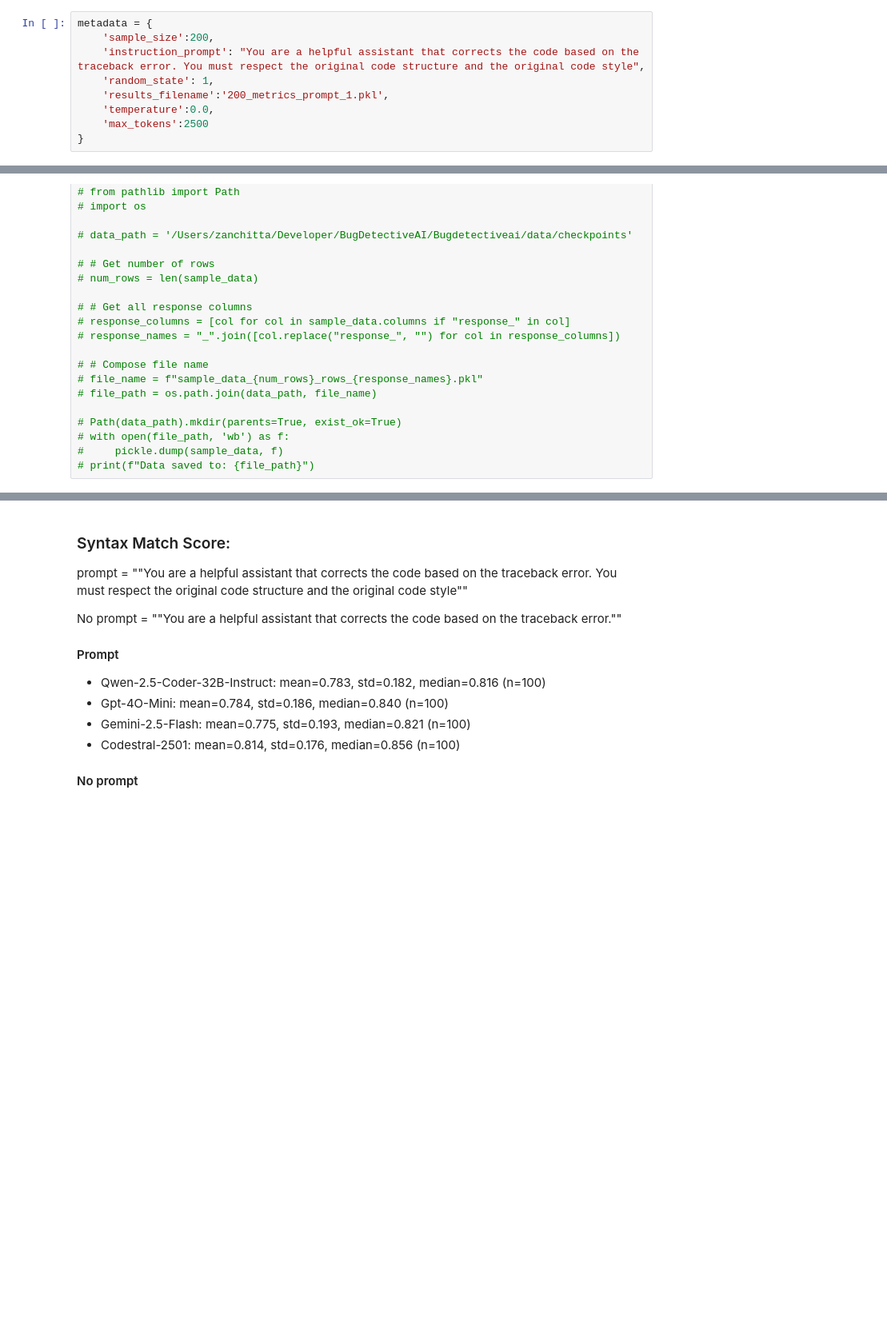
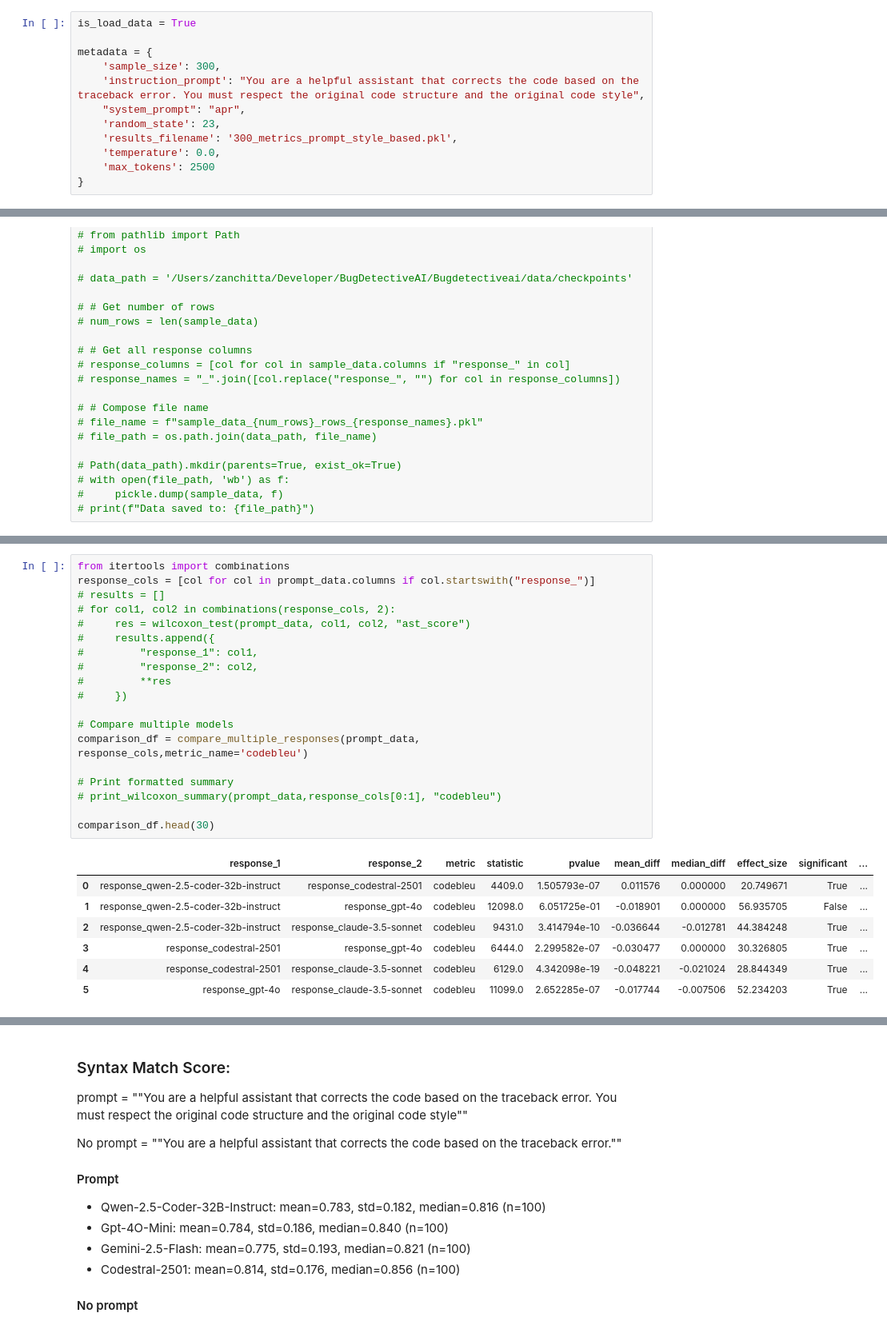
Before and after one commit to FernandoZanchitta/BugDetectiveAI, a Jupyter notebook: Bugdetectiveai/scr/notebooks/create_experiment.ipynb, the cells around one changed output, grey strips where cells are left out. Shown: that part at 80% size. Cells and saved outputs as stored; diff of their text form; blank space fills up the shorter version.

```diff
--- a/Bugdetectiveai/scr/notebooks/create_experiment.ipynb
+++ b/Bugdetectiveai/scr/notebooks/create_experiment.ipynb
@@ -21,12 +19,15 @@ buggy_train_df = load_buggy_dataset('train')
 # %% [markdown]
 ### Experiment Setup
 # %%
+is_load_data = True
+
 metadata = {
-    'sample_size':200,
+    'sample_size': 300,
     'instruction_prompt': "You are a helpful assistant that corrects the code based on the traceback error. You must respect the original code structure and the original code style",
-    'random_state': 1,
-    'results_filename':'200_metrics_prompt_1.pkl',
-    'temperature':0.0,
-    'max_tokens':2500
+    "system_prompt": "apr",
+    'random_state': 23,
+    'results_filename': '300_metrics_prompt_style_based.pkl',
+    'temperature': 0.0,
+    'max_tokens': 2500
 }
 # %%
@@ -260,0 +463,27 @@ Data saved to: /Users/zanchitta/Developer/BugDetectiveAI/Bugdetectiveai/data/che
+# %%
+from itertools import combinations
+response_cols = [col for col in prompt_data.columns if col.startswith("response_")]
+# results = []
+# for col1, col2 in combinations(response_cols, 2):
+#     res = wilcoxon_test(prompt_data, col1, col2, "ast_score")
+#     results.append({
+#         "response_1": col1,
+#         "response_2": col2,
+#         **res
+#     })
+
+# Compare multiple models
+comparison_df = compare_multiple_responses(prompt_data, response_cols,metric_name='codebleu')
+
+# Print formatted summary
+# print_wilcoxon_summary(prompt_data,response_cols[0:1], "codebleu")
+
+comparison_df.head(30)
+# %% [output]
+|  | response_1 | response_2 | metric | statistic | pvalue | mean_diff | median_diff | effect_size | significant | ... |
+| 0 | response_qwen-2.5-coder-32b-instruct | response_codestral-2501 | codebleu | 4409.0 | 1.505793e-07 | 0.011576 | 0.000000 | 20.749671 | True | ... |
+| 1 | response_qwen-2.5-coder-32b-instruct | response_gpt-4o | codebleu | 12098.0 | 6.051725e-01 | -0.018901 | 0.000000 | 56.935705 | False | ... |
+| 2 | response_qwen-2.5-coder-32b-instruct | response_claude-3.5-sonnet | codebleu | 9431.0 | 3.414794e-10 | -0.036644 | -0.012781 | 44.384248 | True | ... |
+| 3 | response_codestral-2501 | response_gpt-4o | codebleu | 6444.0 | 2.299582e-07 | -0.030477 | 0.000000 | 30.326805 | True | ... |
+| 4 | response_codestral-2501 | response_claude-3.5-sonnet | codebleu | 6129.0 | 4.342098e-19 | -0.048221 | -0.021024 | 28.844349 | True | ... |
+| 5 | response_gpt-4o | response_claude-3.5-sonnet | codebleu | 11099.0 | 2.652285e-07 | -0.017744 | -0.007506 | 52.234203 | True | ... |
```
Also changed, not shown: parts of 32 cells of this notebook, 6 other files.
